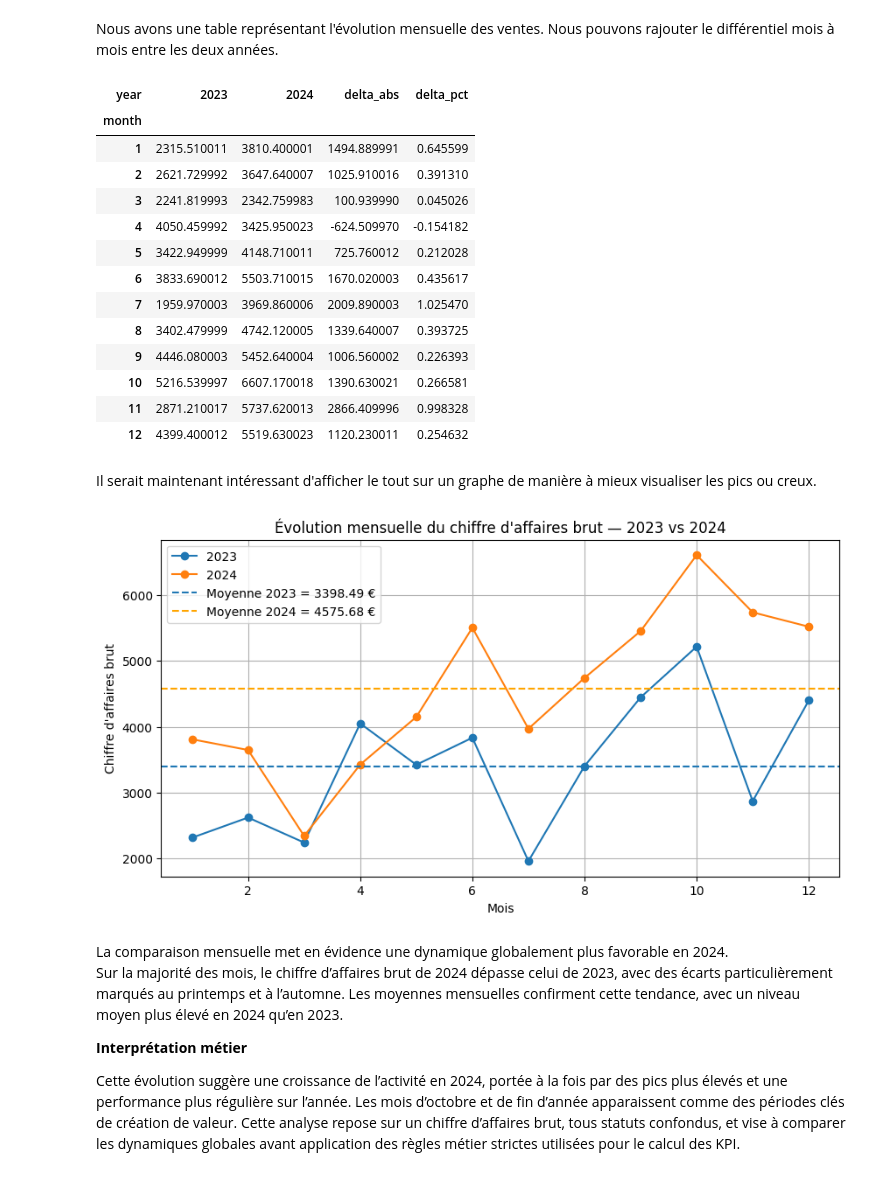
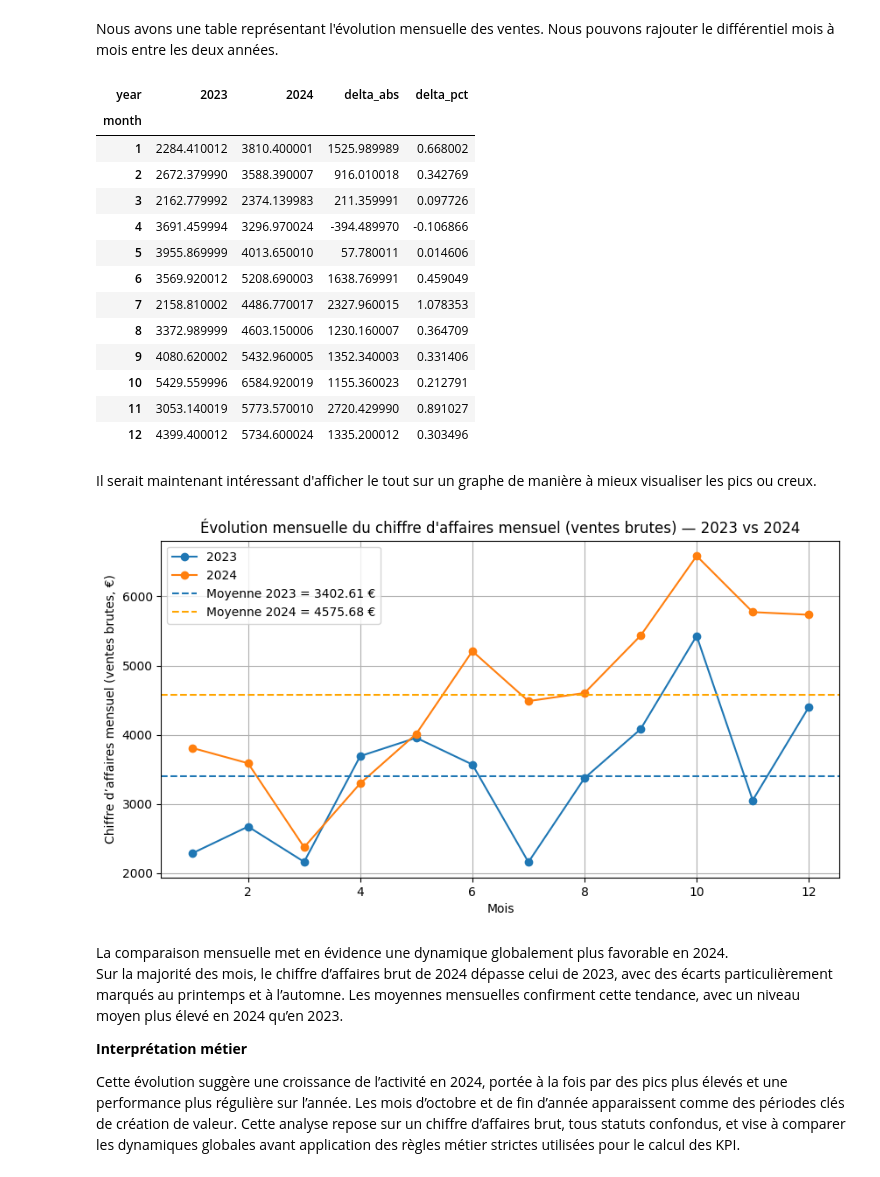
Before and after one commit to Ju3465/Analyse-e-commerce-2023-vs-2024-thelook_ecommerce, a Jupyter notebook: notebooks/eda_thelook_fr_women_2023_2024.ipynb, the cells around one changed output. Saved outputs shown, nothing was run; the diff lists cells and outputs as text; code cells hidden in the pictures.

```diff
--- a/notebooks/eda_thelook_fr_women_2023_2024.ipynb
+++ b/notebooks/eda_thelook_fr_women_2023_2024.ipynb
@@ -262,3 +309,0 @@ On voit que 2 commandes ont été créées fin 2022. on va donc les supprimer du
-# %%
-# Suppression des observations dont la commande a été passée avant 2023
-df.drop(df[df["order_created_at"] < "2023-01-01"].index, inplace=True)
@@ -521,9 +588,9 @@ Cette analyse est complétée dans la section suivante par une comparaison mensu
 # %% [markdown]
 A présent, voyons l'évolution mensuelle des ventes sur les années 2023 et 2024. Nous n'allons ici pas nous soucier des statuts des commandes, par conséquent le chiffre d'affaires que nous allons avoir sera brut des lignes de commandes annulées, retournées ou en cours.
 # %%
-# Création des colonnes year et month du passage des commandes
-df["year"] = df["order_created_at"].dt.year
-df["month"] = df["order_created_at"].dt.month
+# Création des colonnes year et month de création des lignes de commande
+df["year"] = df["item_created_at"].dt.year
+df["month"] = df["item_created_at"].dt.month
 # %%
 # Evaluation du CA par année
 df.groupby("year")["sale_price"].sum()
@@ -583,49 +650,49 @@ monthly_ca_pivot
 # %% [output]
 | year | 2023 | 2024 | delta_abs | delta_pct |
 | month |  |  |  |  |
-| 1 | 2315.510011 | 3810.400001 | 1494.889991 | 0.645599 |
-| 2 | 2621.729992 | 3647.640007 | 1025.910016 | 0.391310 |
-| 3 | 2241.819993 | 2342.759983 | 100.939990 | 0.045026 |
-| 4 | 4050.459992 | 3425.950023 | -624.509970 | -0.154182 |
-| 5 | 3422.949999 | 4148.710011 | 725.760012 | 0.212028 |
-| 6 | 3833.690012 | 5503.710015 | 1670.020003 | 0.435617 |
-| 7 | 1959.970003 | 3969.860006 | 2009.890003 | 1.025470 |
-| 8 | 3402.479999 | 4742.120005 | 1339.640007 | 0.393725 |
-| 9 | 4446.080003 | 5452.640004 | 1006.560002 | 0.226393 |
-| 10 | 5216.539997 | 6607.170018 | 1390.630021 | 0.266581 |
-| 11 | 2871.210017 | 5737.620013 | 2866.409996 | 0.998328 |
-| 12 | 4399.400012 | 5519.630023 | 1120.230011 | 0.254632 |
+| 1 | 2284.410012 | 3810.400001 | 1525.989989 | 0.668002 |
+| 2 | 2672.379990 | 3588.390007 | 916.010018 | 0.342769 |
+| 3 | 2162.779992 | 2374.139983 | 211.359991 | 0.097726 |
+| 4 | 3691.459994 | 3296.970024 | -394.489970 | -0.106866 |
+| 5 | 3955.869999 | 4013.650010 | 57.780011 | 0.014606 |
+| 6 | 3569.920012 | 5208.690003 | 1638.769991 | 0.459049 |
+| 7 | 2158.810002 | 4486.770017 | 2327.960015 | 1.078353 |
+| 8 | 3372.989999 | 4603.150006 | 1230.160007 | 0.364709 |
+| 9 | 4080.620002 | 5432.960005 | 1352.340003 | 0.331406 |
+| 10 | 5429.559996 | 6584.920019 | 1155.360023 | 0.212791 |
+| 11 | 3053.140019 | 5773.570010 | 2720.429990 | 0.891027 |
+| 12 | 4399.400012 | 5734.600024 | 1335.200012 | 0.303496 |
 # %% [markdown]
 Il serait maintenant intéressant d'afficher le tout sur un graphe de manière à mieux visualiser les pics ou creux.
 # %%
 # Création du graphique des CA mensuels 2023 vs 2024
 ax = monthly_ca_pivot[[2023, 2024]].plot(
     kind="line",
     marker="o",
     figsize=(10, 5)
 )
 
 # Calcul des moyennes annuelles
 mean_2023 = monthly_ca_pivot[2023].mean()
 mean_2024 = monthly_ca_pivot[2024].mean()
 
 # Ajout des lignes horizontales correspondant aux moyennes
 ax.axhline(mean_2023, linestyle="--", label=f"Moyenne 2023 = {mean_2023:.2f} €")
 ax.axhline(mean_2024, linestyle="--", color='orange', label=f"Moyenne 2024 = {mean_2024:.2f} €")
 
 # Paramétrage du graphique
-ax.set_title("Évolution mensuelle du chiffre d'affaires brut — 2023 vs 2024")
+ax.set_title("Évolution mensuelle du chiffre d'affaires mensuel (ventes brutes) — 2023 vs 2024")
 ax.set_xlabel("Mois")
-ax.set_ylabel("Chiffre d'affaires brut")
+ax.set_ylabel("Chiffre d’affaires mensuel (ventes brutes, €)")
 
 # Affichage de la légende et de la grille
 ax.legend()
 ax.grid(True)
 
 # Affichage plot
 plt.show()
 # %% [output]
-[figure, old version]
+[figure, new version]
 # %% [markdown]
 La comparaison mensuelle met en évidence une dynamique globalement plus favorable en 2024.
 Sur la majorité des mois, le chiffre d’affaires brut de 2024 dépasse celui de 2023, avec des écarts particulièrement marqués au printemps et à l’automne. Les moyennes mensuelles confirment cette tendance, avec un niveau moyen plus élevé en 2024 qu’en 2023.
```
Also changed, not shown: parts of 48 cells of this notebook, 1 other file.
